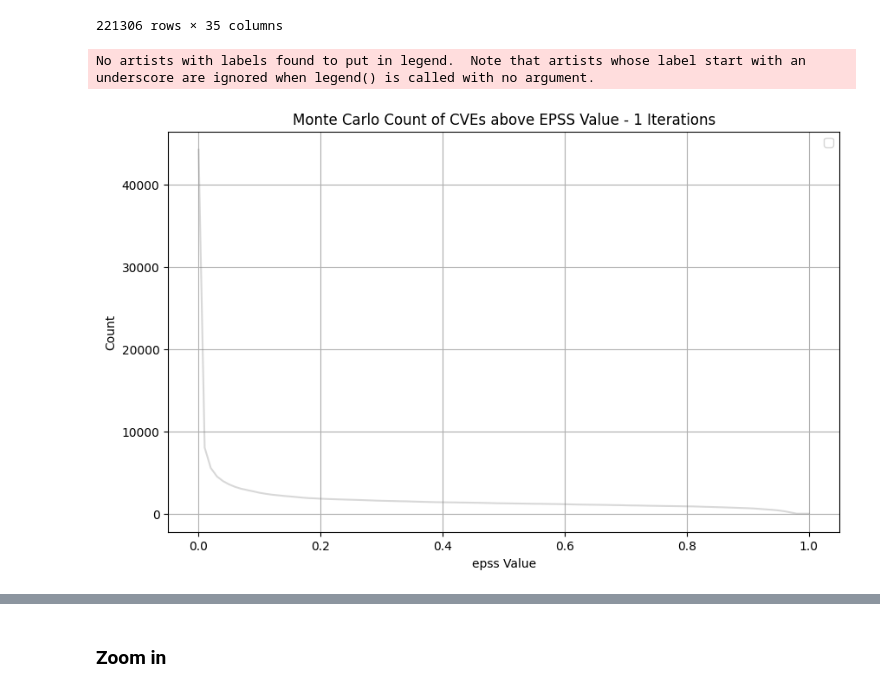
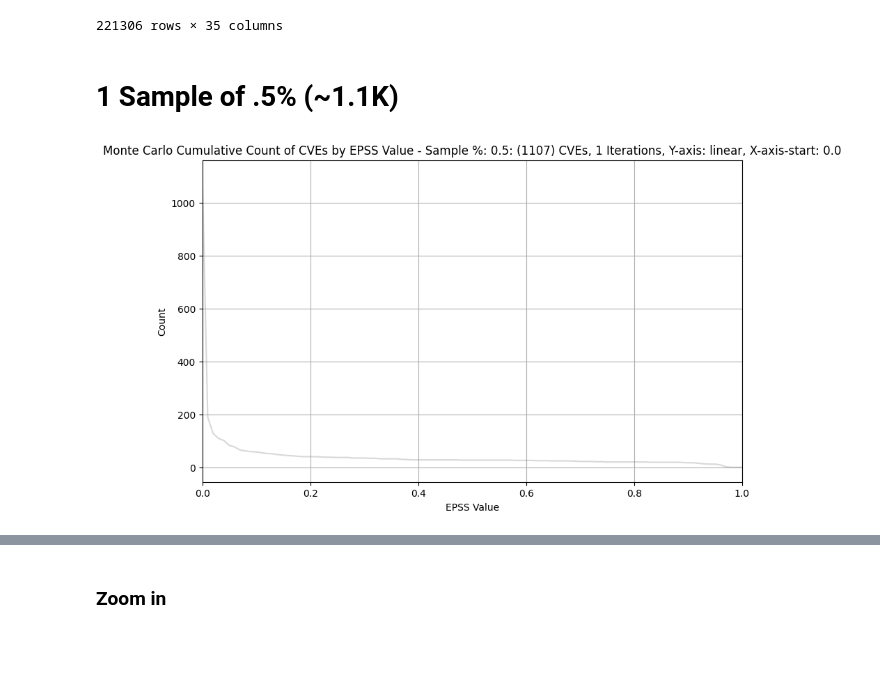
Before and after one commit to RiskBasedPrioritization/RiskBasedPrioritizationAnalysis, a Jupyter notebook: analysis/weaponized.ipynb, the cells around one changed output, grey strips where cells are left out. Saved outputs shown, nothing was run; the diff lists cells and outputs as text; code cells hidden in the pictures; blank space fills up the shorter version.

```diff
--- a/analysis/weaponized.ipynb
+++ b/analysis/weaponized.ipynb
@@ -364,51 +374,9 @@ plt.show()
-# %%
-import random
-
-# Define the range of values from 0 to 1
-value_range = [i / 100 for i in range(101)]  # Values from 0.00 to 1.00 in steps of 0.01
-
-# Number of Monte Carlo iterations
-num_iterations = 1
-
-# Create a list to store all cumulative counts for each iteration
-all_cumulative_counts = []
-
-# Perform Monte Carlo iterations
-for _ in range(num_iterations):
-    # Calculate the number of rows to sample (10% of total rows)
-    sample_size = int(len(df) * 0.20)
-
-    # Randomly select 10% of rows
-    random_indices = random.sample(range(len(df)), sample_size)
-    sampled_df = df.iloc[random_indices]
-
-    # Create a list to store the cumulative counts for the sampled data
-    cumulative_counts = []
-
-    # Calculate cumulative counts for each value in the range using the sampled data
-    for value in value_range:
-        cumulative_count = (sampled_df['epss'] >= value).sum()
-        cumulative_counts.append(cumulative_count)
-
-    # Append the cumulative counts for this iteration to the list
-    all_cumulative_counts.append(cumulative_counts)
-
-# Calculate the average cumulative counts over all iterations
-average_cumulative_counts = [sum(counts) / num_iterations for counts in zip(*all_cumulative_counts)]
-
-# Create the cumulative histogram with all individual results and the average result
-plt.figure(figsize=(10, 6))
-for cumulative_counts in all_cumulative_counts:
-    plt.plot(value_range, cumulative_counts, linestyle='-', color='gray', alpha=0.3)  # Individual results
-#plt.plot(value_range, average_cumulative_counts,  linestyle='-', color='b', label='Average Cumulative Counts')
-plt.title(f'Monte Carlo Count of CVEs above EPSS Value - {num_iterations} Iterations')
-plt.xlabel('epss Value')
-plt.ylabel('Count')
-#plt.yscale('log')
-plt.grid(True)
-#plt.xlim(0.1, 1)  # Set the x-axis limits from 0.1 to 1
-plt.legend()  # Show legend for the average line
-plt.show()
-# %% [output]
-No artists with labels found to put in legend.  Note that artists whose label start with an underscore are ignored when legend() is called with no argument.
-[figure, removed]
+# %% [markdown]
+# 1 Sample of .5% (~1.1K)
+# %%
+parameters = {'num_iterations': 1, 'sample_percent': .5, 'x_lower_lim': 0.0, 'y_upper_lim': 0, 'yscale': "linear", 'xscale': "linear"}
+cve_count = round((parameters["sample_percent"]/100)*len(df))
+Title = f'Monte Carlo Cumulative Count of CVEs by EPSS Value - Sample %: {parameters["sample_percent"]}: ({cve_count}) CVEs, {parameters["num_iterations"]} Iterations, Y-axis: {parameters["yscale"]}, X-axis-start: {parameters["x_lower_lim"]}'
+all_cumulative_counts = plot_count_of_cves_above_epss (df, Title, **parameters)
+# %% [output]
+[figure, added]
```
Also changed, not shown: parts of 29 cells of this notebook.
